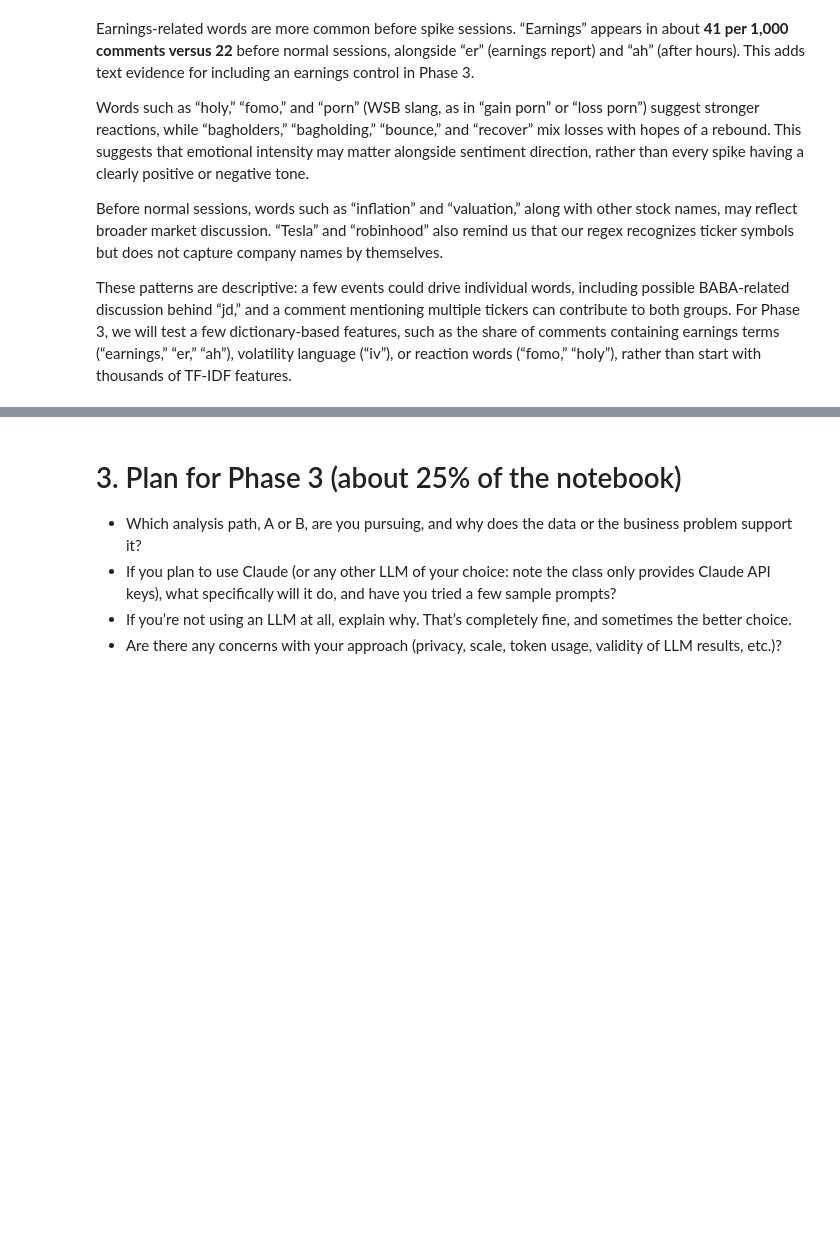
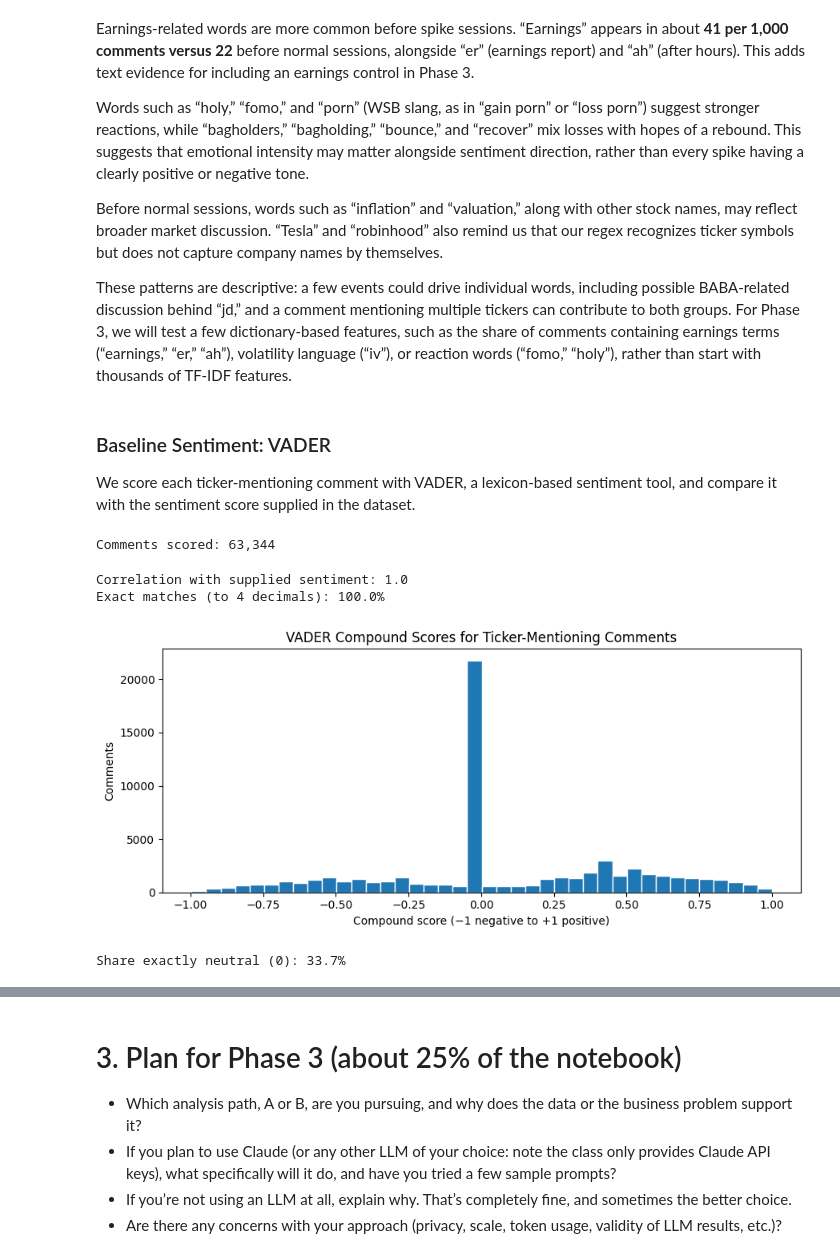
Before and after one commit to lagrenier4451/reddit-volume-forecast, a Jupyter notebook: notebooks/CDA_PhaseII_AlexToth_LucGrenier.ipynb, the cells around one changed output, grey strips where cells are left out. Drawn from its saved outputs; the diff is of its cells as text; code cells hidden in the pictures; blank space fills up the shorter version.

Commit message:
Add VADER sentiment baseline, lexicon gap, and spike comparison

```diff
--- a/notebooks/CDA_PhaseII_AlexToth_LucGrenier.ipynb
+++ b/notebooks/CDA_PhaseII_AlexToth_LucGrenier.ipynb
@@ -1001,3 +1001,40 @@ Words such as “holy,” “fomo,” and “porn” (WSB slang, as in “gain p
 Before normal sessions, words such as “inflation” and “valuation,” along with other stock names, may reflect broader market discussion. “Tesla” and “robinhood” also remind us that our regex recognizes ticker symbols but does not capture company names by themselves.
 
 These patterns are descriptive: a few events could drive individual words, including possible BABA-related discussion behind “jd,” and a comment mentioning multiple tickers can contribute to both groups. For Phase 3, we will test a few dictionary-based features, such as the share of comments containing earnings terms (“earnings,” “er,” “ah”), volatility language (“iv”), or reaction words (“fomo,” “holy”), rather than start with thousands of TF-IDF features.
+# %% [markdown]
+### Baseline Sentiment: VADER
+
+We score each ticker-mentioning comment with VADER, a lexicon-based sentiment tool, and compare it with the sentiment score supplied in the dataset.
+# %%
+from vaderSentiment.vaderSentiment import SentimentIntensityAnalyzer
+
+vader = SentimentIntensityAnalyzer()
+
+# Score each ticker-mentioning comment once
+ticker_texts = comments_s.loc[comments_s["tickers"].str.len() > 0, ["id", "body", "sentiment"]].copy()
+ticker_texts["vader"] = ticker_texts["body"].apply(lambda t: vader.polarity_scores(t)["compound"])
+print(f"Comments scored: {len(ticker_texts):,}")
+# %% [output]
+Comments scored: 63,344
+# %%
+# How does our VADER score compare with the supplied score?
+both = ticker_texts.dropna(subset=["sentiment"])
+print("Correlation with supplied sentiment:", round(both["vader"].corr(both["sentiment"]), 3))
+print("Exact matches (to 4 decimals):", f"{(both['vader'].round(4) == both['sentiment'].round(4)).mean():.1%}")
+# %% [output]
+Correlation with supplied sentiment: 1.0
+Exact matches (to 4 decimals): 100.0%
+# %%
+# Distribution of VADER scores
+plt.figure(figsize=(9, 4))
+plt.hist(ticker_texts["vader"], bins=40, edgecolor="white")
+plt.title("VADER Compound Scores for Ticker-Mentioning Comments")
+plt.xlabel("Compound score (−1 negative to +1 positive)")
+plt.ylabel("Comments")
+plt.tight_layout()
+plt.show()
+
+print("Share exactly neutral (0):", f"{(ticker_texts['vader'] == 0).mean():.1%}")
+# %% [output]
+[figure, added]
+Share exactly neutral (0): 33.7%
```
Also changed, not shown: parts of 6 cells of this notebook.
